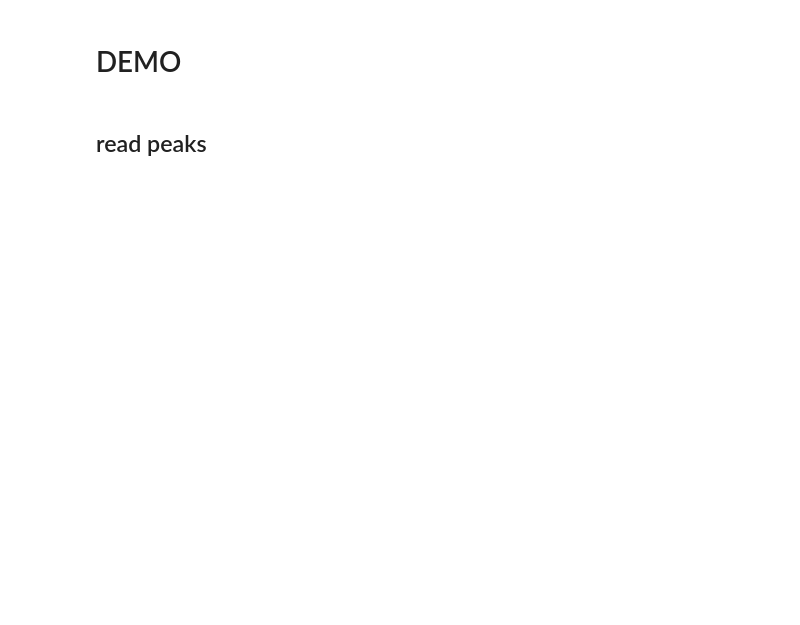
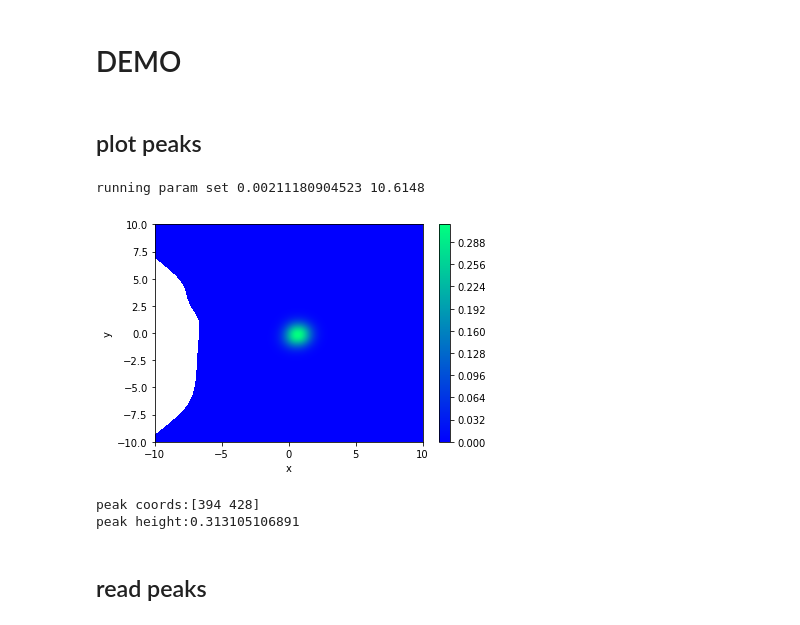
Before and after one commit to WildTangles/qpeak, a Jupyter notebook: scan-peaks.ipynb, the cells around one changed output. Cells and saved outputs as stored; diff of their text form; code cells hidden in the pictures; blank space fills up the shorter version.

Commit message:
ability to plot specific peaks in analysis
ability to plot specific peaks in analysis nb for debugging

```diff
--- a/scan-peaks.ipynb
+++ b/scan-peaks.ipynb
@@ -16,3 +16,5 @@ plt.rcParams['image.interpolation'] = 'nearest'
 plt.rcParams['image.cmap'] = 'gray'
 
 saveDir = 'peaks'
+# %% [markdown]
+##  plot peaks
@@ -19,3 +130,10 @@ saveDir = 'peaks'
+# %%
+routine(0.00211180904523, 10.6148)
+# %% [output]
+running param set 0.00211180904523 10.6148
+[figure, added]
+peak coords:[394 428]
+peak height:0.313105106891
 # %% [markdown]
 ## read peaks
 # %%
```
Also changed, not shown: parts of 2 cells of this notebook.
